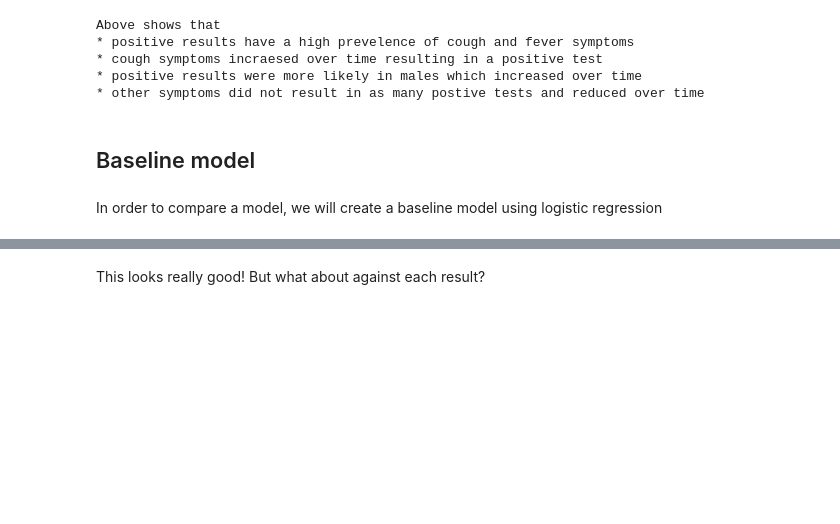
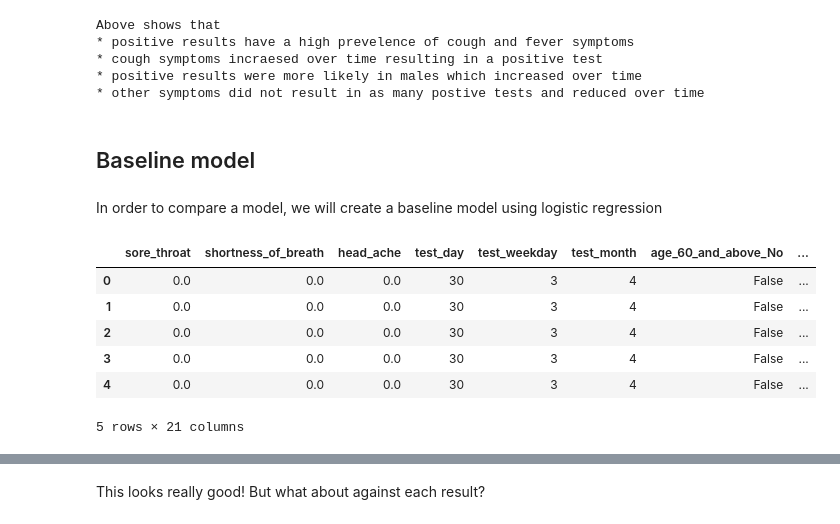
Before and after one commit to yauemily/L7_Hackathon, a Jupyter notebook: c19_pred_model.ipynb, the cells around one changed output, grey strips where cells are left out. Drawn from its saved outputs; the diff is of its cells as text; code cells hidden in the pictures; blank space fills up the shorter version.

```diff
--- a/c19_pred_model.ipynb
+++ b/c19_pred_model.ipynb
@@ -263,3 +259,13 @@ In order to compare a model, we will create a baseline model using logistic regr
 # %%
 X = one_hot_encoded_data.drop(columns = ['corona_result','test_date'])
 y = one_hot_encoded_data['corona_result']
+# %%
+X.head()
+# %% [output]
+|  | sore_throat | shortness_of_breath | head_ache | test_day | test_weekday | test_month | age_60_and_above_No | ... |
+| 0 | 0.0 | 0.0 | 0.0 | 30 | 3 | 4 | False | ... |
+| 1 | 0.0 | 0.0 | 0.0 | 30 | 3 | 4 | False | ... |
+| 2 | 0.0 | 0.0 | 0.0 | 30 | 3 | 4 | False | ... |
+| 3 | 0.0 | 0.0 | 0.0 | 30 | 3 | 4 | False | ... |
+| 4 | 0.0 | 0.0 | 0.0 | 30 | 3 | 4 | False | ... |
+5 rows × 21 columns
```
Also changed, not shown: parts of 14 cells of this notebook.
